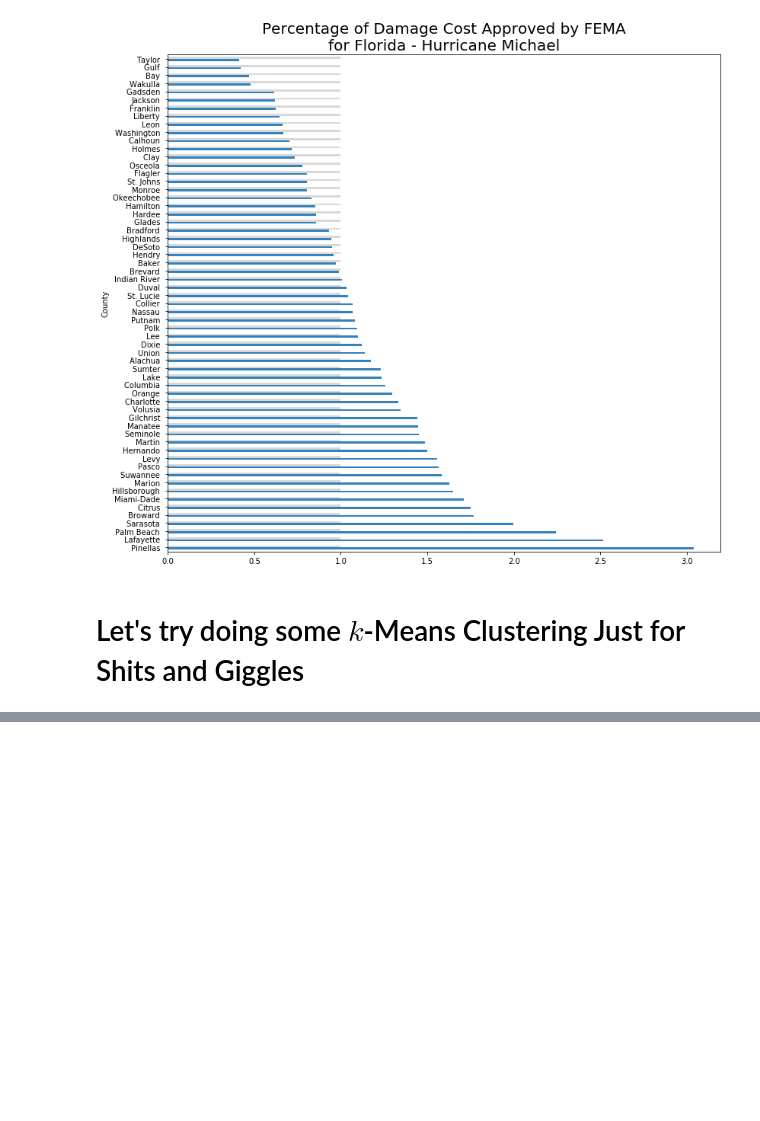
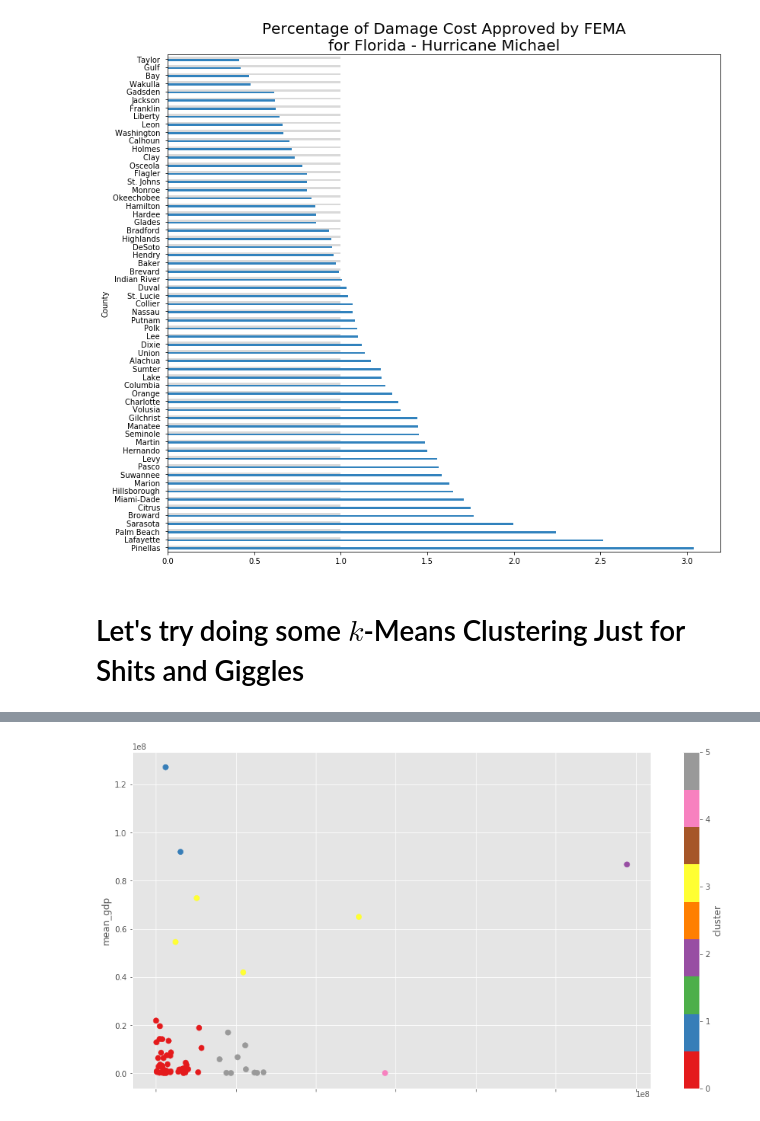
Before and after one commit to GraceCampbell/Project-4, a Jupyter notebook: materials/exploratory-data-analysis.ipynb, the cells around one changed output, grey strips where cells are left out. Drawn from its saved outputs; the diff is of its cells as text; code cells hidden in the pictures; blank space fills up the shorter version.

```diff
--- a/exploratory-data-analysis.ipynb
+++ b/materials/exploratory-data-analysis.ipynb
@@ -183,17 +185,17 @@ gdp.head()
 | 3 | 01001 | Autauga | AL | Government and government enterpr... | 149055 | 148301 | 150496 | 155742 |
 | 4 | 01003 | Baldwin | AL | All Industries | 5599194 | 6365080 | 6547396 | 6436107 |
 # %%
-# Getting just the GA entries in each dataframe
-gdp_ga = gdp[gdp['state'] == 'GA']
-fema_ga = df[df['state'] == 'GA']
+# Getting just the FL entries in each dataframe
+gdp_fl = gdp[gdp['state'] == 'FL']
+fema_fl = df[df['state'] == 'FL']
 
 # Making lists of counties in each dataframe
-fema_counties = [county.lower().strip() for county in set(fema_ga['county'].values)]
-gdp_counties = [county.lower().strip() for county in set(gdp_ga['county'].values)]
+fema_counties = [county.lower().strip() for county in set(fema_fl['county'].values)]
+gdp_counties = [county.lower().strip() for county in set(gdp_fl['county'].values)]
 
 # Formatting counties in dataframe the same way the lists are formatted
-fema_ga.loc[:, 'county'] = fema_ga['county'].map(lambda x: x.lower().strip())
-gdp_ga.loc[:, 'county']  = gdp['county'].map(lambda x: x.lower().strip())
+fema_fl.loc[:, 'county'] = fema_ga['county'].map(lambda x: x.lower().strip())
+gdp_fl.loc[:, 'county']  = gdp['county'].map(lambda x: x.lower().strip())
 
 # Combining the lists: one list of only counties that are shared b/w datarframe
 counties = [county for county in fema_counties if county in gdp_counties]
@@ -203,8 +205,11 @@ fema_df = pd.DataFrame()
 gdp_df = pd.DataFrame()
 
 for county in counties:
-    fema_df = fema_df.append(fema_ga[fema_ga['county'] == county])
-    gdp_df = gdp_df.append(gdp_ga[gdp_ga['county'] == county])
+    fema_df = fema_df.append(fema_fl[fema_fl['county'] == county])
+    gdp_df = gdp_df.append(gdp_fl[gdp_fl['county'] == county])
 
 gdp_df.iloc[:, 4:] = gdp_df.iloc[:, 4:].applymap(lambda x: float(x) if x.isnumeric() else 0)
 gdp_df['mean_gdp'] = gdp_df.iloc[:, 4:].T.mean()
+gdp_df.set_index('county', inplace=True)
+gdp_df = gdp_df.loc[gdp_df['industry'] == 'All Industries']
+gdp_df = pd.DataFrame(gdp_df['mean_gdp'])
@@ -231,0 +216,6 @@ gdp_df
+# %%
+fema_df = fema_df[['county', 'total_damage', 'total_approved_amt']]
+fema_df = fema_df[(fema_df['total_damage'] > 0) & (fema_df['total_approved_amt'] > 0)]
+fema_df = fema_df.groupby('county').sum()
+clusters_df = fema_df.merge(gdp_df, on=fema_df.index).rename(columns={'key_0': 'county'})
+clusters_df['pct'] = clusters_df['total_approved_amt'] / clusters_df['total_damage']
@@ -231,0 +231,11 @@ gdp_df
+# %%
+from sklearn.cluster import KMeans
+
+km = KMeans(6)
+km.fit(clusters_df[['total_damage', 'mean_gdp']])
+
+clusters_df['cluster'] = km.labels_
+
+clusters_df.plot(kind='scatter', x='total_damage', y='mean_gdp', c='cluster', cmap='Set1', figsize=(15, 8), s=50);
+# %% [output]
+[figure, added]
```
Also changed, not shown: parts of 5 cells of this notebook, 5 other files.
